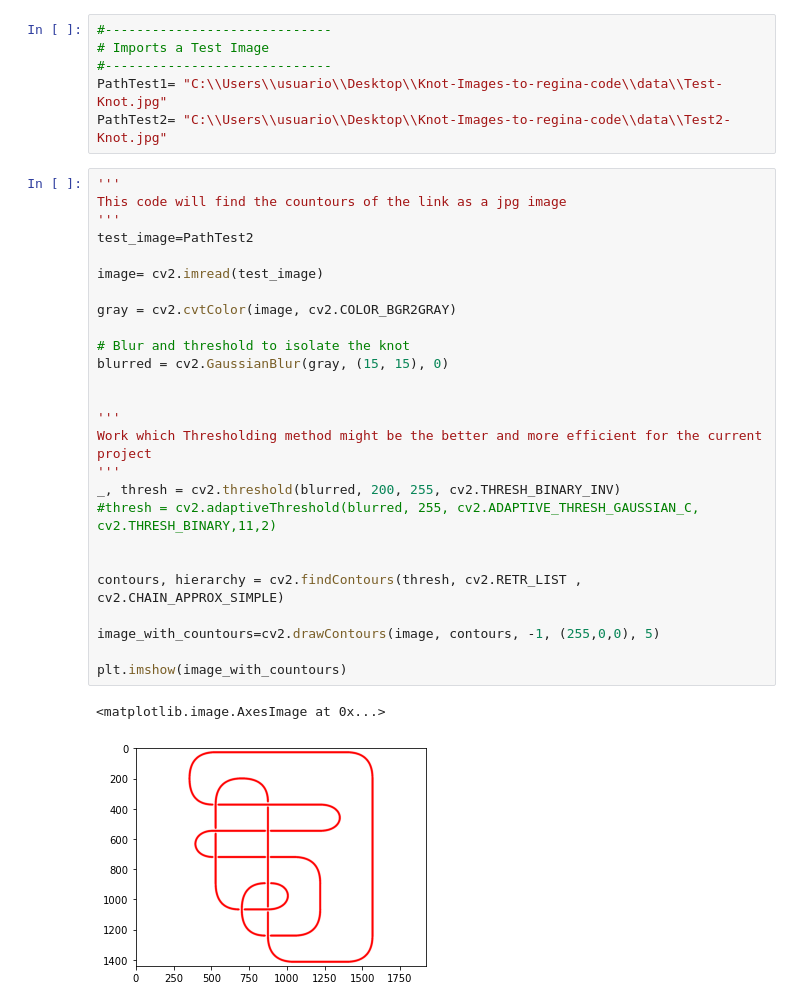
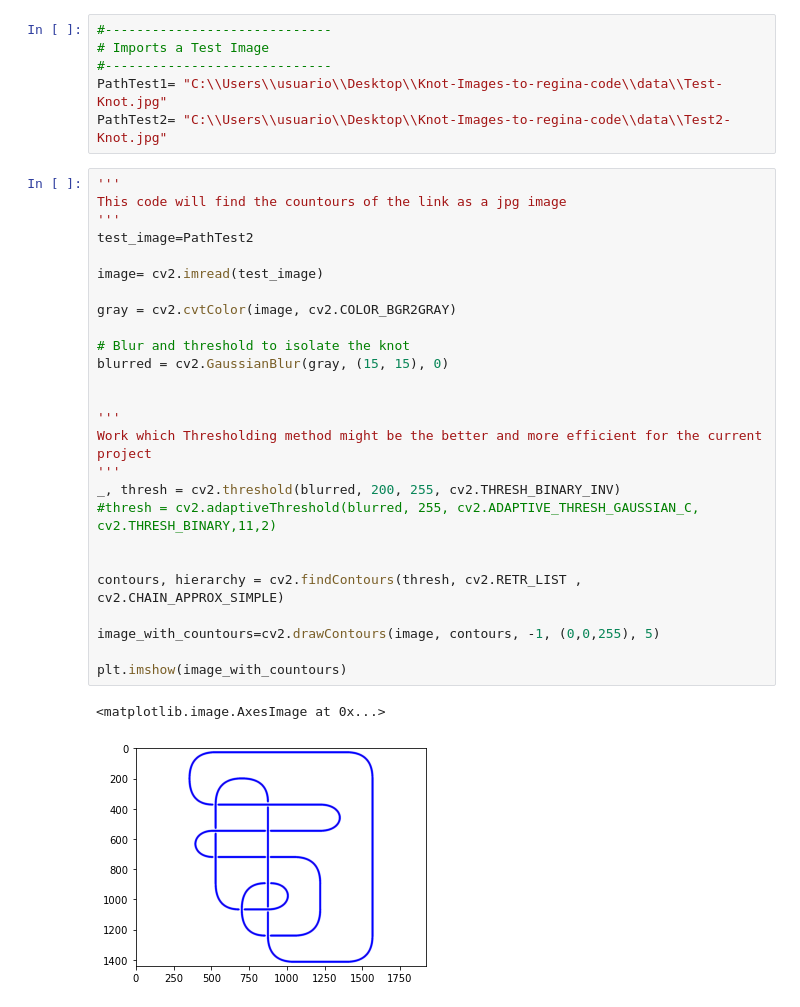
Before and after one commit to DanielBermudez00/Knot-Images-to-regina-code, a Jupyter notebook: scripts/Test-Funtions.ipynb, the cells around one changed output. Cells and saved outputs as stored; diff of their text form.

```diff
--- a/scripts/Test-Funtions.ipynb
+++ b/scripts/Test-Funtions.ipynb
@@ -17,29 +17,29 @@ PathTest2= "C:\\Users\\usuario\\Desktop\\Knot-Images-to-regina-code\\data\\Test2
 # %%
 '''
 This code will find the countours of the link as a jpg image
 '''
 test_image=PathTest2
 
 image= cv2.imread(test_image)
 
 gray = cv2.cvtColor(image, cv2.COLOR_BGR2GRAY)
 
 # Blur and threshold to isolate the knot
 blurred = cv2.GaussianBlur(gray, (15, 15), 0)
 
 
 '''
 Work which Thresholding method might be the better and more efficient for the current project
 '''
 _, thresh = cv2.threshold(blurred, 200, 255, cv2.THRESH_BINARY_INV)
 #thresh = cv2.adaptiveThreshold(blurred, 255, cv2.ADAPTIVE_THRESH_GAUSSIAN_C, cv2.THRESH_BINARY,11,2)
 
 
 contours, hierarchy = cv2.findContours(thresh, cv2.RETR_LIST , cv2.CHAIN_APPROX_SIMPLE)
 
-image_with_countours=cv2.drawContours(image, contours, -1, (255,0,0), 5)
+image_with_countours=cv2.drawContours(image, contours, -1, (0,0,255), 5)
 
 plt.imshow(image_with_countours)
 # %% [output]
 <matplotlib.image.AxesImage at 0x...>
-[figure, old version]
+[figure, new version]
```
Also changed, not shown: parts of 7 cells of this notebook.
